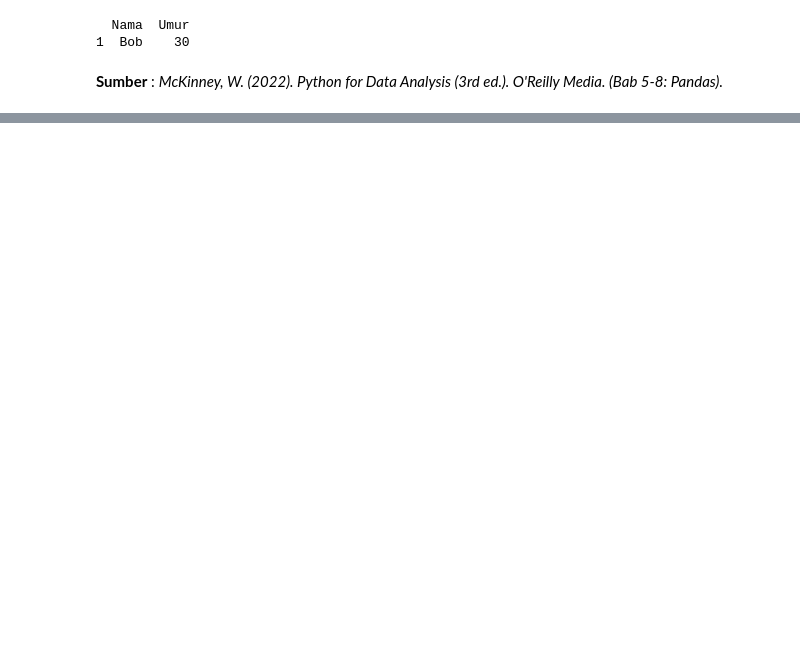
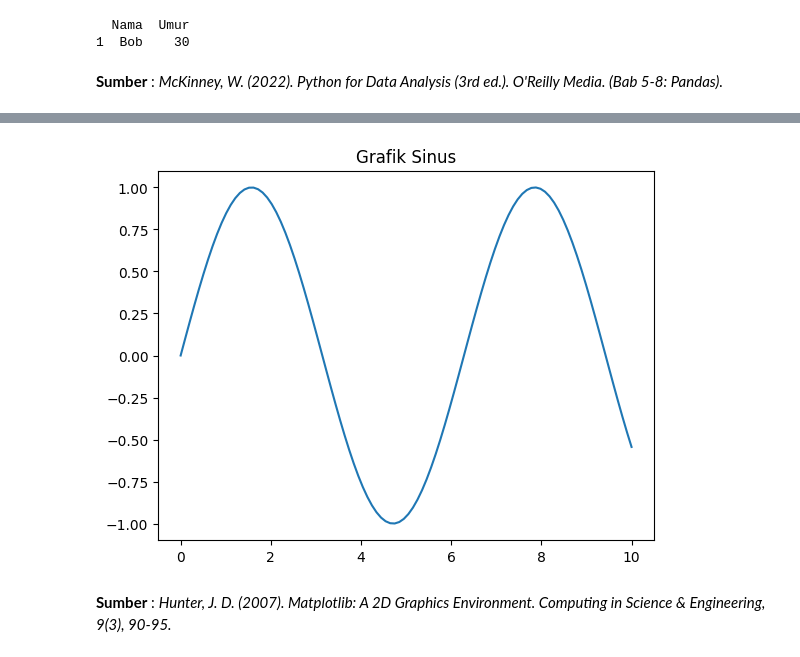
Before and after one commit to Eval-code/Latihan_machine_learning, a Jupyter notebook: tugas_machine_learning.ipynb, the cells around one changed output, grey strips where cells are left out. Drawn from its saved outputs; the diff is of its cells as text; code cells hidden in the pictures; blank space fills up the shorter version.

```diff
--- a/tugas_machine_learning.ipynb
+++ b/tugas_machine_learning.ipynb
@@ -62,0 +123,13 @@ Kegunaan Utama:<br>
+# %%
+  import matplotlib.pyplot as plt
+  import numpy as np
+
+  x = np.linspace(0, 10, 100)
+  y = np.sin(x)
+  plt.plot(x, y)
+  plt.title('Grafik Sinus')
+  plt.show()
+# %% [output]
+[figure, added]
+# %% [markdown]
+**Sumber** : *Hunter, J. D. (2007). Matplotlib: A 2D Graphics Environment. Computing in Science & Engineering, 9(3), 90-95.*
```
Also changed, not shown: parts of 9 cells of this notebook.
